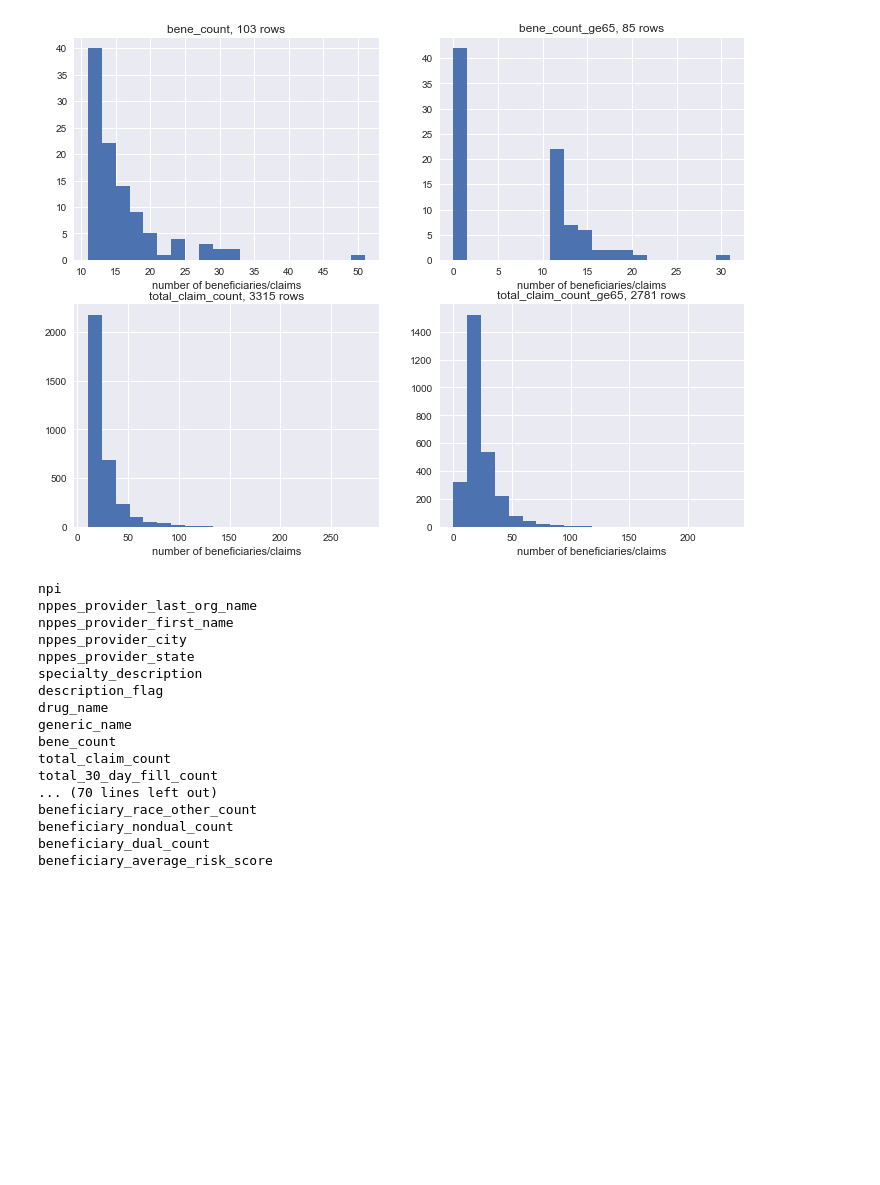
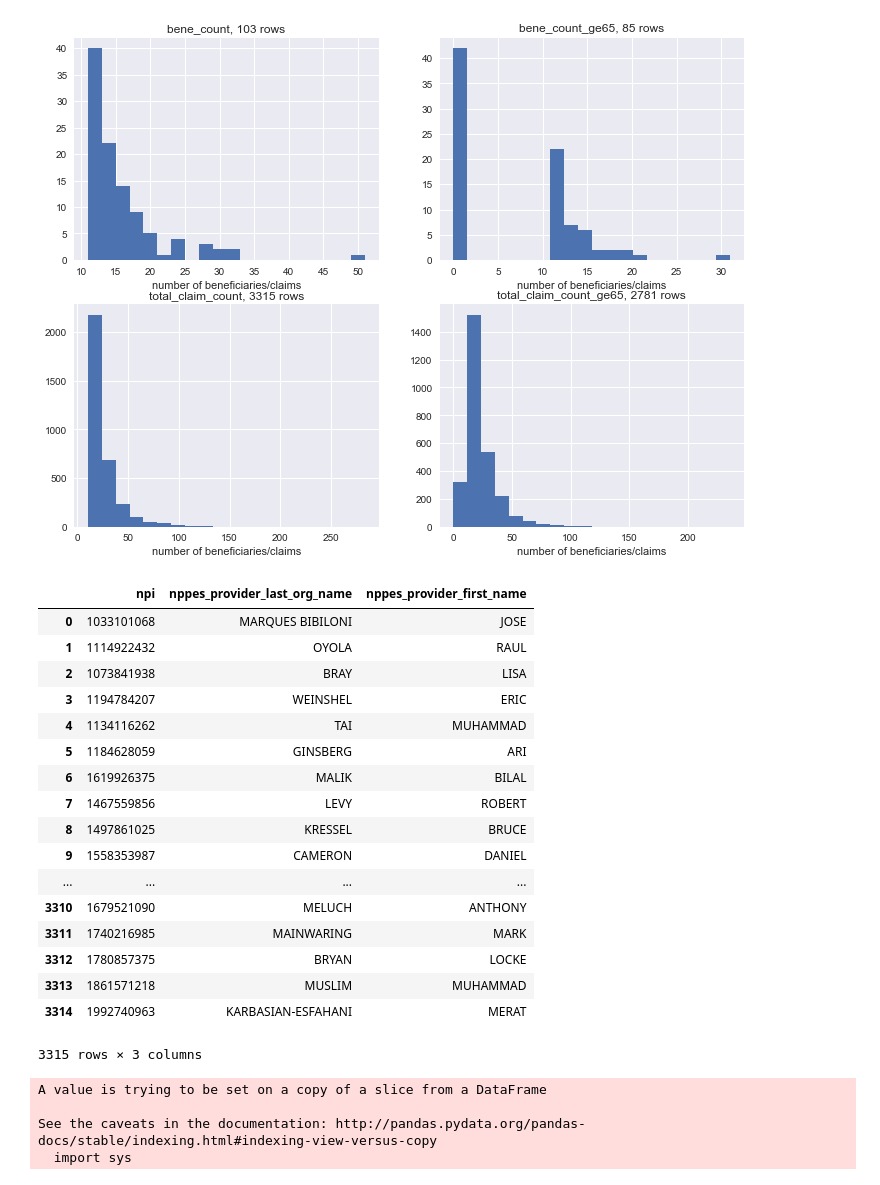
Before and after one commit to m3ngineer/med-mapper, a Jupyter notebook: imbruvica_eda.ipynb, the cells around one changed output. Saved outputs shown, nothing was run; the diff lists cells and outputs as text; code cells hidden in the pictures; blank space fills up the shorter version.

```diff
--- a/imbruvica_eda.ipynb
+++ b/imbruvica_eda.ipynb
@@ -288,21 +262,34 @@ nppes_provider_first_name.1
-# %%
-for col in imbruvica.columns:
-    print(col)
-# %% [output]
-npi
-nppes_provider_last_org_name
-nppes_provider_first_name
-nppes_provider_city
-nppes_provider_state
-specialty_description
-description_flag
-drug_name
-generic_name
-bene_count
-total_claim_count
-total_30_day_fill_count
-... (70 lines left out)
-beneficiary_race_other_count
-beneficiary_nondual_count
-beneficiary_dual_count
-beneficiary_average_risk_score
+# %%
+imbruvica[['npi', 'nppes_provider_last_org_name', 'nppes_provider_first_name']]
+# %% [output]
+|  | npi | nppes_provider_last_org_name | nppes_provider_first_name |
+| 0 | 1033101068 | MARQUES BIBILONI | JOSE |
+| 1 | 1114922432 | OYOLA | RAUL |
+| 2 | 1073841938 | BRAY | LISA |
+| 3 | 1194784207 | WEINSHEL | ERIC |
+| 4 | 1134116262 | TAI | MUHAMMAD |
+| 5 | 1184628059 | GINSBERG | ARI |
+| 6 | 1619926375 | MALIK | BILAL |
+| 7 | 1467559856 | LEVY | ROBERT |
+| 8 | 1497861025 | KRESSEL | BRUCE |
+| 9 | 1558353987 | CAMERON | DANIEL |
+| ... | ... | ... | ... |
+| 3310 | 1679521090 | MELUCH | ANTHONY |
+| 3311 | 1740216985 | MAINWARING | MARK |
+| 3312 | 1780857375 | BRYAN | LOCKE |
+| 3313 | 1861571218 | MUSLIM | MUHAMMAD |
+| 3314 | 1992740963 | KARBASIAN-ESFAHANI | MERAT |
+3315 rows × 3 columns
+# %%
+#Take columns that do not have false salues to make simple, initial model
+# need to make dummies for description_flag
+imbruvica_simp_cols = imbruvica.columns[imbruvica.isnull().any() != True]
+imbruvica_simp = imbruvica[imbruvica_simp_cols]
+drop_cols = ['nppes_provider_last_org_name', 'nppes_provider_first_name', 'nppes_provider_city', 'nppes_provider_state', 'specialty_description', 'drug_name', 'generic_name', 'description_flag']
+imbruvica_simp.set_index('npi', inplace=True)
+imbruvica_simp.drop(drop_cols, axis=1, inplace=True)
+# %% [output]
+A value is trying to be set on a copy of a slice from a DataFrame
+
+See the caveats in the documentation: http://pandas.pydata.org/pandas-docs/stable/indexing.html#indexing-view-versus-copy
+  import sys
```
Also changed, not shown: parts of 13 cells of this notebook.
